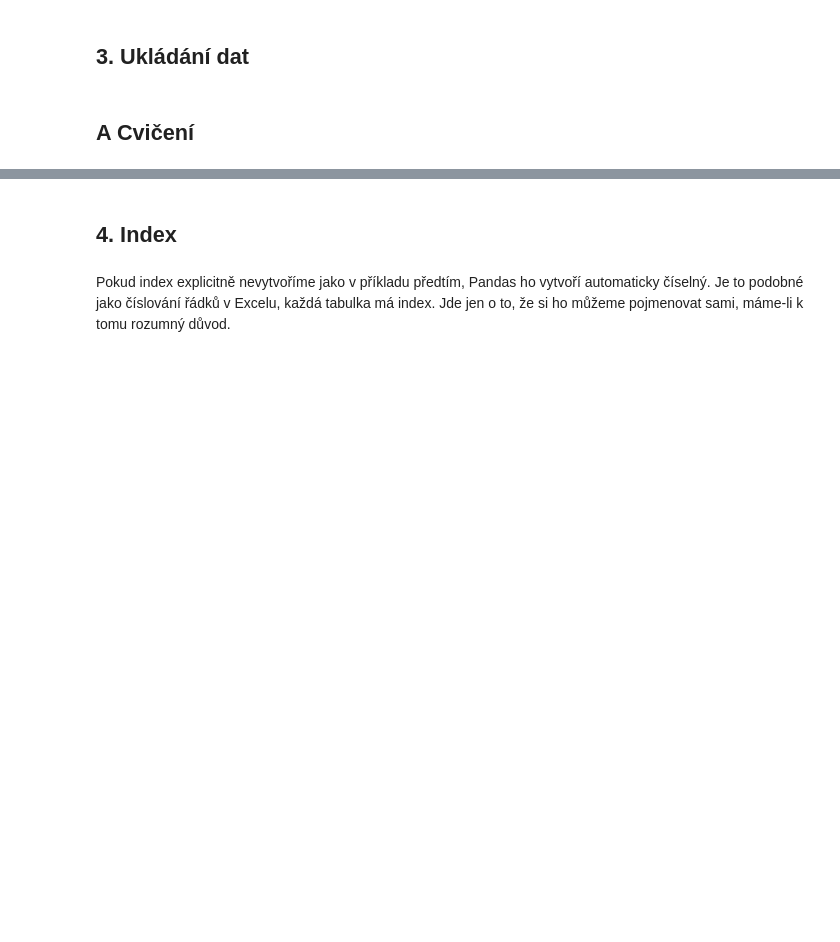
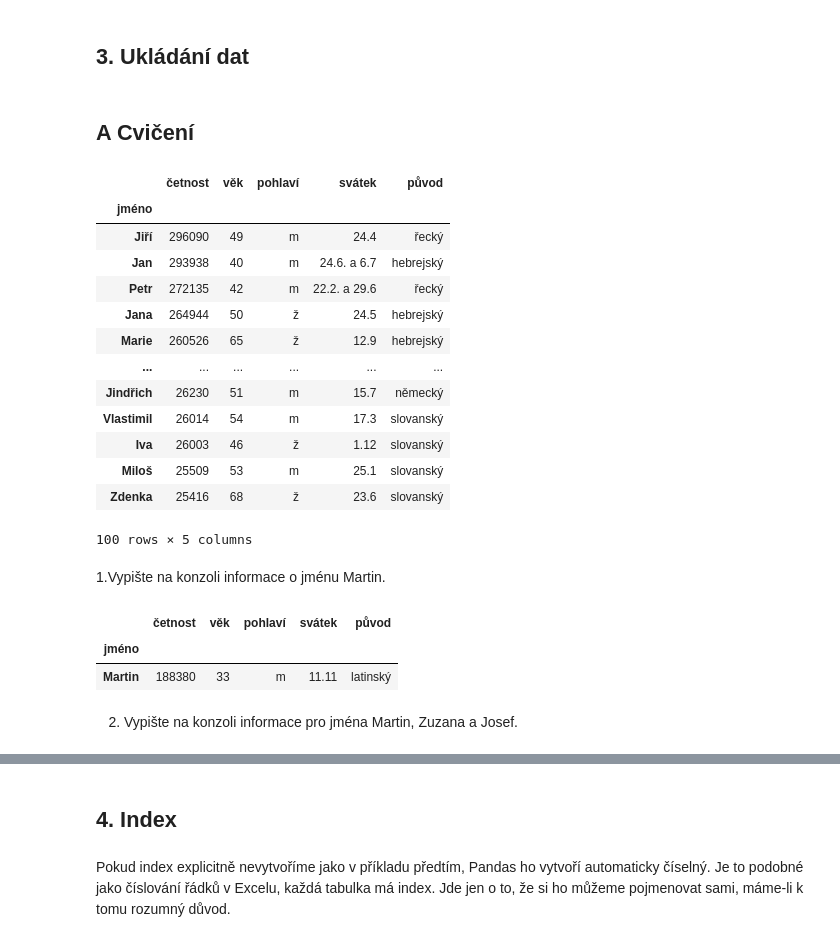
Before and after one commit to KristinaGabrikova/pandas-intro, a Jupyter notebook: lekce01_zakladni_dotazy/lekce.ipynb, the cells around one changed output, grey strips where cells are left out. Drawn from its saved outputs; the diff is of its cells as text; code cells hidden in the pictures; blank space fills up the shorter version.

```diff
--- a/lekce01_zakladni_dotazy/lekce.ipynb
+++ b/lekce01_zakladni_dotazy/lekce.ipynb
@@ -535,3 +541,31 @@ mesta.to_excel("data.xlsx")
 mesta.to_json("data.json", indent=4)
 # %% [markdown]
 ## A Cvičení
+# %%
+jmena = pandas.read_csv("jmena100.csv", index_col="jméno", encoding="utf-8")
+jmena
+# %% [output]
+|  | četnost | věk | pohlaví | svátek | původ |
+| jméno |  |  |  |  |  |
+| Jiří | 296090 | 49 | m | 24.4 | řecký |
+| Jan | 293938 | 40 | m | 24.6. a 6.7 | hebrejský |
+| Petr | 272135 | 42 | m | 22.2. a 29.6 | řecký |
+| Jana | 264944 | 50 | ž | 24.5 | hebrejský |
+| Marie | 260526 | 65 | ž | 12.9 | hebrejský |
+| ... | ... | ... | ... | ... | ... |
+| Jindřich | 26230 | 51 | m | 15.7 | německý |
+| Vlastimil | 26014 | 54 | m | 17.3 | slovanský |
+| Iva | 26003 | 46 | ž | 1.12 | slovanský |
+| Miloš | 25509 | 53 | m | 25.1 | slovanský |
+| Zdenka | 25416 | 68 | ž | 23.6 | slovanský |
+100 rows × 5 columns
+# %% [markdown]
+1.Vypište na konzoli informace o jménu Martin.
+# %%
+jmena.loc[["Martin"]]
+# %% [output]
+|  | četnost | věk | pohlaví | svátek | původ |
+| jméno |  |  |  |  |  |
+| Martin | 188380 | 33 | m | 11.11 | latinský |
+# %% [markdown]
+2. Vypište na konzoli informace pro jména Martin, Zuzana a Josef.
```
Also changed, not shown: parts of 66 cells of this notebook.
